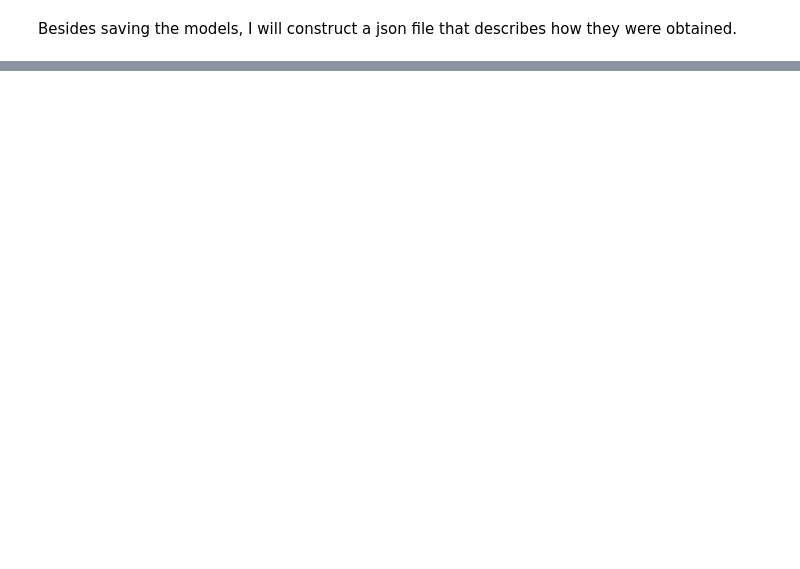
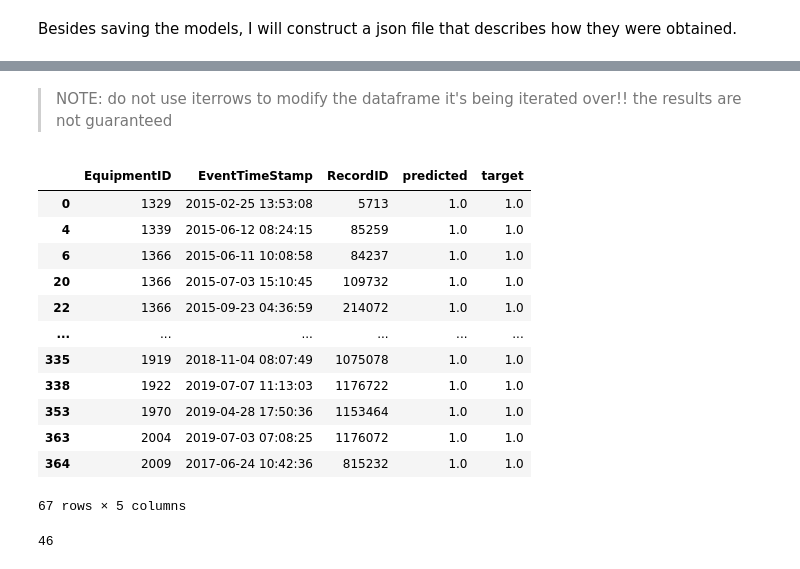
Before and after one commit to tomoumer/big_g_express-elden_ring, a Jupyter notebook: notebooks/ml_models.ipynb, the cells around one changed output, grey strips where cells are left out. Drawn from its saved outputs; the diff is of its cells as text; code cells hidden in the pictures; blank space fills up the shorter version.

```diff
--- a/notebooks/ml_models.ipynb
+++ b/notebooks/ml_models.ipynb
@@ -585,0 +714,34 @@ json_object = json.dumps(to_dump, indent=4)
+# %%
+# select the true positive
+true_positive = test_results.loc[(test_results['target'] == 1) & (test_results['predicted'] == 1)]
+# %%
+true_positive = (
+    true_positive
+    .sort_values(['EquipmentID','EventTimeStamp'])
+    .groupby('EquipmentID')[['EventTimeStamp', 'RecordID', 'predicted', 'target']]
+    .rolling(window = '1d', on = "EventTimeStamp")
+    .agg({'RecordID': lambda x: x[-1], 'predicted': 'sum', 'target': 'sum'})
+    .reset_index()
+)
+
+true_positive['RecordID'] = true_positive['RecordID'].astype(int)
+
+true_positive = true_positive.loc[true_positive['predicted'] == 1.]
+# %% [markdown]
+> NOTE: do not use iterrows to modify the dataframe it's being iterated over!! the results are not guaranteed
+# %%
+true_positive
+# %% [output]
+|  | EquipmentID | EventTimeStamp | RecordID | predicted | target |
+| 0 | 1329 | 2015-02-25 13:53:08 | 5713 | 1.0 | 1.0 |
+| 4 | 1339 | 2015-06-12 08:24:15 | 85259 | 1.0 | 1.0 |
+| 6 | 1366 | 2015-06-11 10:08:58 | 84237 | 1.0 | 1.0 |
+| 20 | 1366 | 2015-07-03 15:10:45 | 109732 | 1.0 | 1.0 |
+| 22 | 1366 | 2015-09-23 04:36:59 | 214072 | 1.0 | 1.0 |
+| ... | ... | ... | ... | ... | ... |
+| 335 | 1919 | 2018-11-04 08:07:49 | 1075078 | 1.0 | 1.0 |
+| 338 | 1922 | 2019-07-07 11:13:03 | 1176722 | 1.0 | 1.0 |
+| 353 | 1970 | 2019-04-28 17:50:36 | 1153464 | 1.0 | 1.0 |
+| 363 | 2004 | 2019-07-03 07:08:25 | 1176072 | 1.0 | 1.0 |
+| 364 | 2009 | 2017-06-24 10:42:36 | 815232 | 1.0 | 1.0 |
+67 rows × 5 columns
@@ -585,0 +762,4 @@ json_object = json.dumps(to_dump, indent=4)
+# %%
+len(true_positive.loc[true_positive['timediff'] > timedelta(hours= 2)])
+# %% [output]
+46
```
Also changed, not shown: parts of 26 cells of this notebook, 25 other files.
